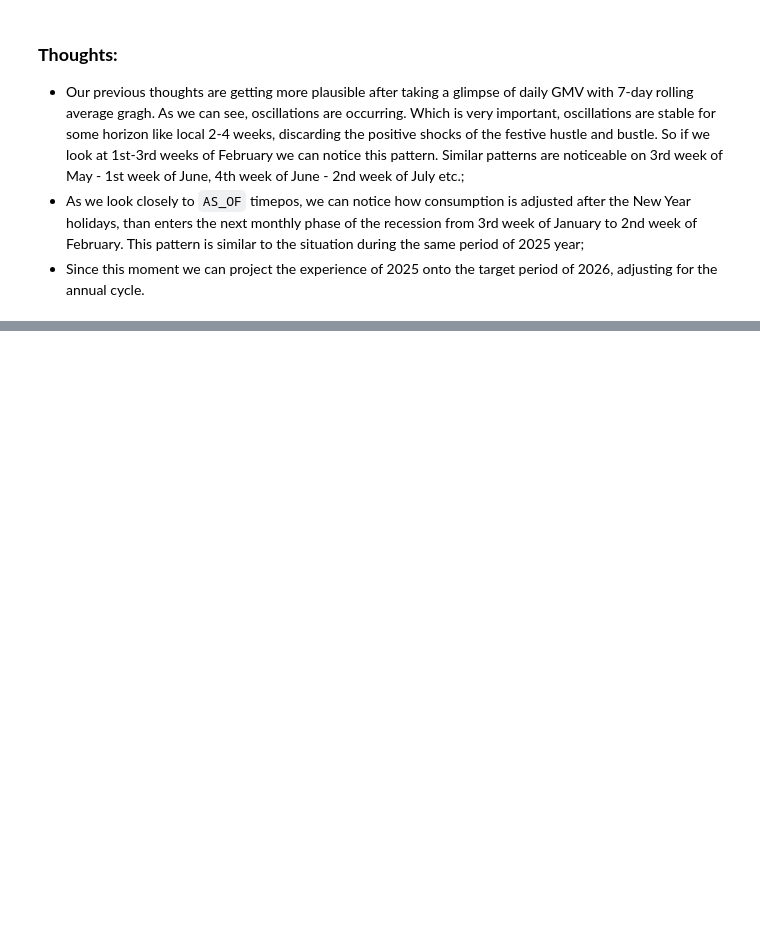
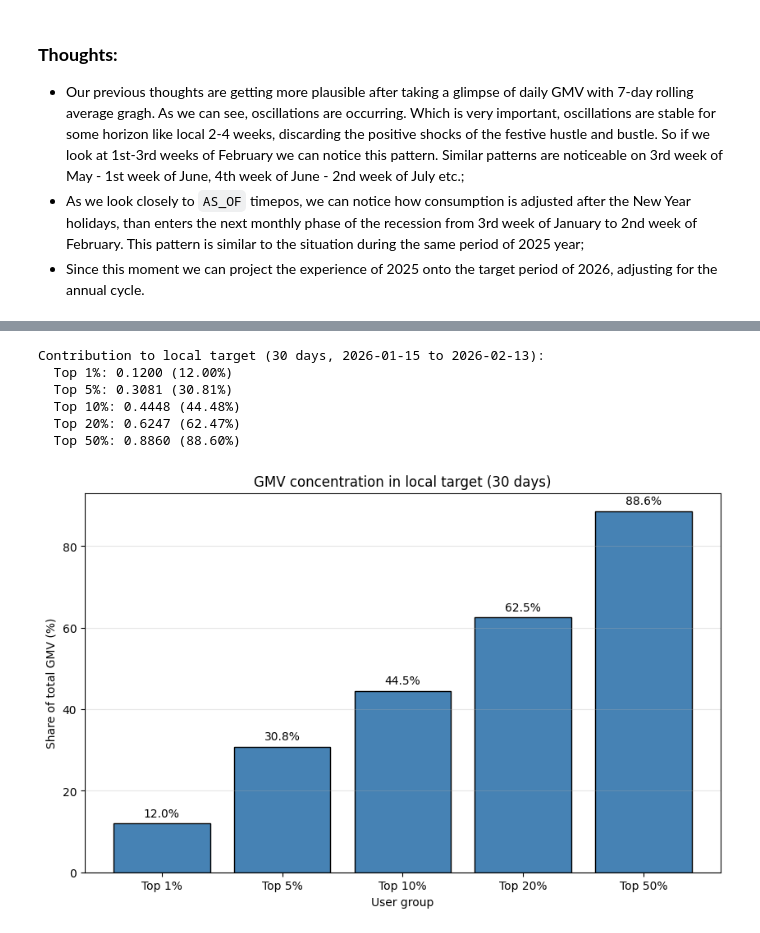
Before and after one commit to HelloImWebbieeee/E-cup_2026_by_Ozon_Tech, a Jupyter notebook: notebooks/data_eda.ipynb, the cells around one changed output, grey strips where cells are left out. Saved outputs shown, nothing was run; the diff lists cells and outputs as text; code cells hidden in the pictures; blank space fills up the shorter version.

```diff
--- a/notebooks/data_eda.ipynb
+++ b/notebooks/data_eda.ipynb
@@ -755,0 +1048,47 @@ plt.show()
+# %%
+# LOCAL GMV CONCENTRATION
+# Combine historical top‑groups with a local target.
+target_with_groups = cv_target.join(
+    historical_gmv.select(["user_id", "is_top_1", "is_top_5", "is_top_10", "is_top_20", "is_top_50"]),
+    on = "user_id",
+    how = "left"
+)
+
+# Calculate the contribution of each top group.
+total_target_gmv = target_with_groups["target"].sum()
+
+contribution_local = {
+    "Top 1%": target_with_groups.filter(pl.col("is_top_1"))["target"].sum() / total_target_gmv,
+    "Top 5%": target_with_groups.filter(pl.col("is_top_5"))["target"].sum() / total_target_gmv,
+    "Top 10%": target_with_groups.filter(pl.col("is_top_10"))["target"].sum() / total_target_gmv,
+    "Top 20%": target_with_groups.filter(pl.col("is_top_20"))["target"].sum() / total_target_gmv,
+    "Top 50%": target_with_groups.filter(pl.col("is_top_50"))["target"].sum() / total_target_gmv,
+}
+
+print("Contribution to local target (30 days, 2026-01-15 to 2026-02-13):")
+for group, share in contribution_local.items():
+    print(f"  {group}: {share:.4f} ({share*100:.2f}%)")
+
+fig, ax = plt.subplots(figsize = (10, 6))
+groups = list(contribution_local.keys())
+shares = [contribution_local[g] * 100 for g in groups]
+
+ax.bar(groups, shares, color = 'steelblue', edgecolor = 'black')
+ax.set_title("GMV concentration in local target (30 days)")
+ax.set_ylabel("Share of total GMV (%)")
+ax.set_xlabel("User group")
+ax.grid(alpha = 0.3, axis = 'y')
+
+for i, (g, s) in enumerate(zip(groups, shares)):
+    ax.text(i, s + 1, f'{s:.1f}%', ha = 'center', va = 'bottom')
+
+fig.savefig(REPORTS_GMV_DIR / "12_gmv_concentration_local.png", dpi = 150)
+plt.show()
+# %% [output]
+Contribution to local target (30 days, 2026-01-15 to 2026-02-13):
+  Top 1%: 0.1200 (12.00%)
+  Top 5%: 0.3081 (30.81%)
+  Top 10%: 0.4448 (44.48%)
+  Top 20%: 0.6247 (62.47%)
+  Top 50%: 0.8860 (88.60%)
+[figure, added]
```
Also changed, not shown: parts of 14 cells of this notebook.
